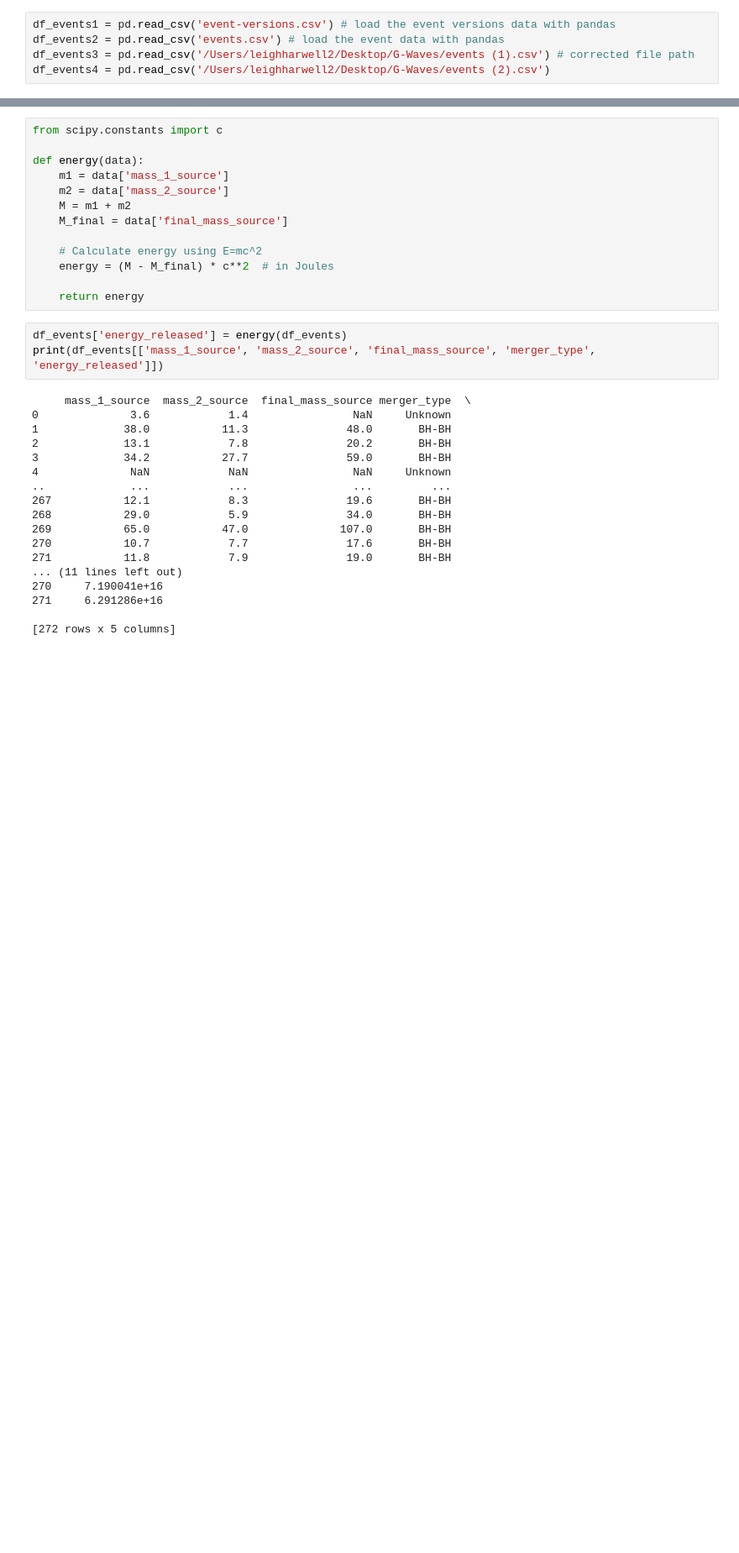
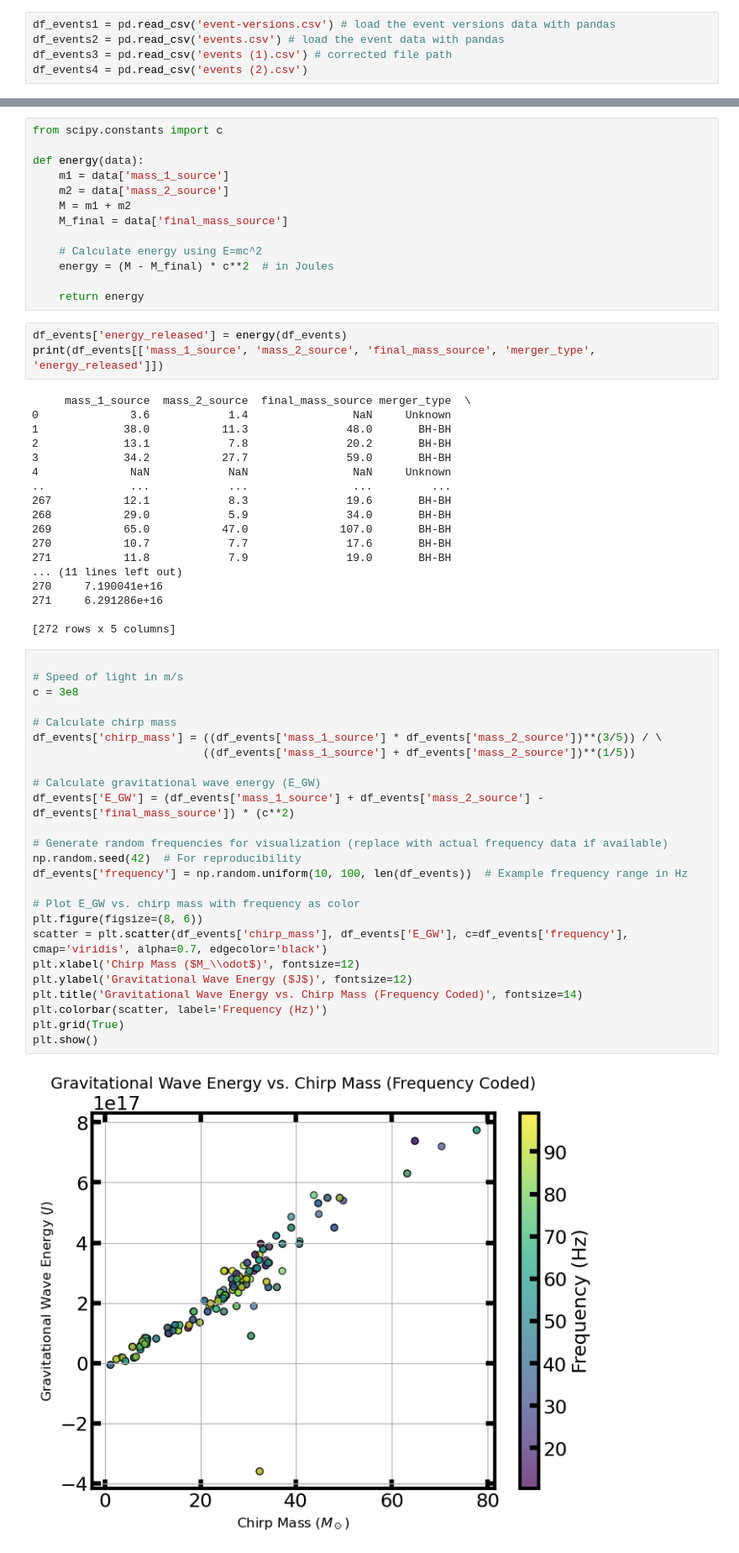
Before and after one commit to leighharwell/G-Waves, a Jupyter notebook: G-Waves.ipynb, the cells around one changed output, grey strips where cells are left out. Shown: that part at 84% size. Cells and saved outputs as stored; diff of their text form; blank space fills up the shorter version.

Commit message:
added energy v chirp mass with frequency

```diff
--- a/G-Waves.ipynb
+++ b/G-Waves.ipynb
@@ -30,8 +30,8 @@ plt.rcParams['axes.linewidth'] = 3
 # %%
 df_events1 = pd.read_csv('event-versions.csv') # load the event versions data with pandas
 df_events2 = pd.read_csv('events.csv') # load the event data with pandas
-df_events3 = pd.read_csv('/Users/leighharwell2/Desktop/G-Waves/events (1).csv') # corrected file path
-df_events4 = pd.read_csv('/Users/leighharwell2/Desktop/G-Waves/events (2).csv')
+df_events3 = pd.read_csv('events (1).csv') # corrected file path
+df_events4 = pd.read_csv('events (2).csv')
 # %%
 df_events= pd.concat([df_events1, df_events2, df_events3, df_events4], ignore_index=True) # concatenate the dataframes
 df_events
@@ -338,3 +338,30 @@ print(df_events[['mass_1_source', 'mass_2_source', 'final_mass_source', 'merger_
 271     6.291286e+16
 
 [272 rows x 5 columns]
+# %%
+
+# Speed of light in m/s
+c = 3e8
+
+# Calculate chirp mass
+df_events['chirp_mass'] = ((df_events['mass_1_source'] * df_events['mass_2_source'])**(3/5)) / \
+                          ((df_events['mass_1_source'] + df_events['mass_2_source'])**(1/5))
+
+# Calculate gravitational wave energy (E_GW)
+df_events['E_GW'] = (df_events['mass_1_source'] + df_events['mass_2_source'] - df_events['final_mass_source']) * (c**2)
+
+# Generate random frequencies for visualization (replace with actual frequency data if available)
+np.random.seed(42)  # For reproducibility
+df_events['frequency'] = np.random.uniform(10, 100, len(df_events))  # Example frequency range in Hz
+
+# Plot E_GW vs. chirp mass with frequency as color
+plt.figure(figsize=(8, 6))
+scatter = plt.scatter(df_events['chirp_mass'], df_events['E_GW'], c=df_events['frequency'], cmap='viridis', alpha=0.7, edgecolor='black')
+plt.xlabel('Chirp Mass ($M_\\odot$)', fontsize=12)
+plt.ylabel('Gravitational Wave Energy ($J$)', fontsize=12)
+plt.title('Gravitational Wave Energy vs. Chirp Mass (Frequency Coded)', fontsize=14)
+plt.colorbar(scatter, label='Frequency (Hz)')
+plt.grid(True)
+plt.show()
+# %% [output]
+[figure, added]
```
